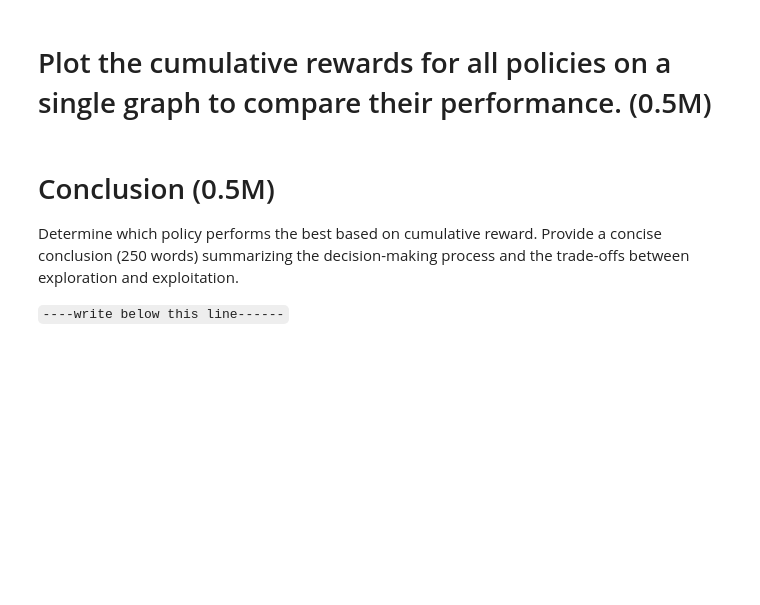
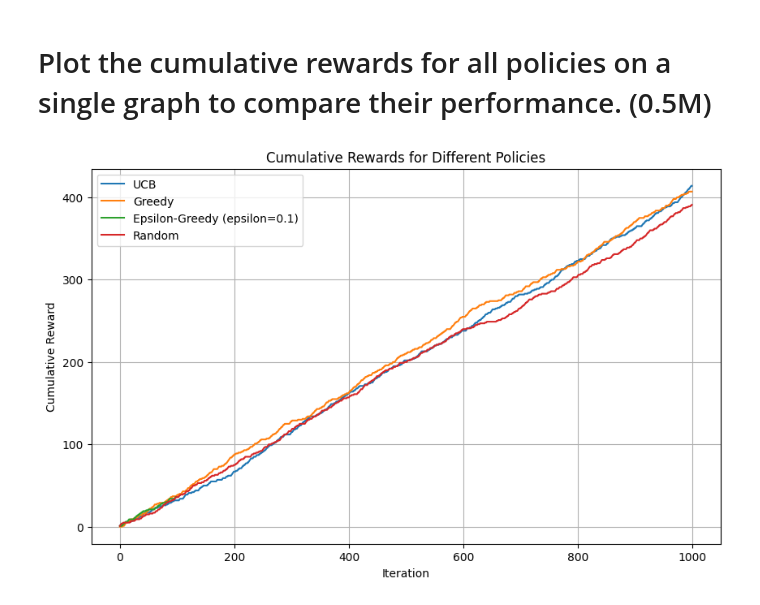
Before and after one commit to abhinavgazta/deepreinforcelearning, a Jupyter notebook: MAB_Assignment_1.ipynb, the cells around one changed output. Cells and saved outputs as stored; diff of their text form; code cells hidden in the pictures; blank space fills up the shorter version.

```diff
--- a/MAB_Assignment_1.ipynb
+++ b/MAB_Assignment_1.ipynb
@@ -790,6 +788,16 @@ Reward: 0
-# %% [markdown]
-# Conclusion (0.5M)
-
-Determine which policy performs the best based on cumulative reward. Provide a concise conclusion (250 words) summarizing the decision-making process and the trade-offs between exploration and exploitation.
-
-`----write below this line------`
+# %%
+#-----write your code below this line---------
+plt.figure(figsize=(10, 6))
+plt.plot(np.cumsum(ucb_rewards), label="UCB")
+plt.plot(np.cumsum(rewardsGreedyAgent), label="Greedy")
+plt.plot(np.cumsum(best_epsilon_rewards), label=f"Epsilon-Greedy (epsilon={best_epsilon})")
+plt.plot(np.cumsum(rewardsRandomAgent), label="Random")
+
+plt.xlabel("Iteration")
+plt.ylabel("Cumulative Reward")
+plt.title("Cumulative Rewards for Different Policies")
+plt.legend()
+plt.grid(True)
+plt.show()
+# %% [output]
+[figure, added]
```
Also changed, not shown: parts of 6 cells of this notebook.
